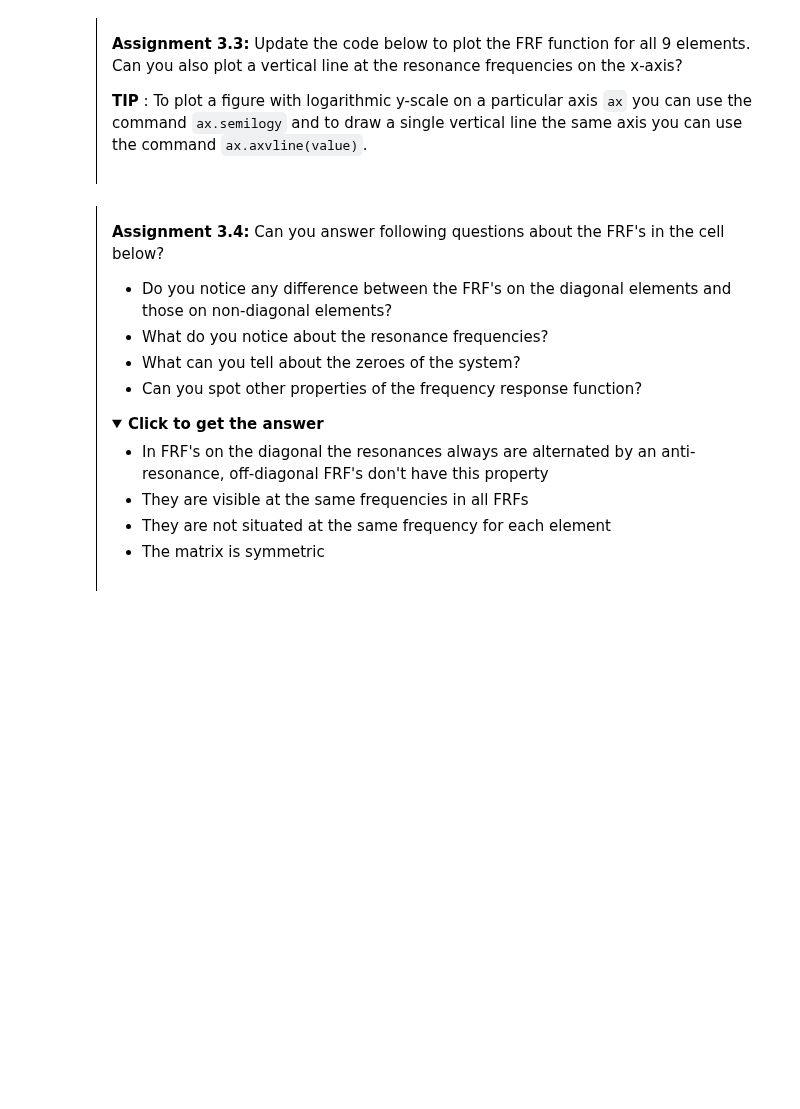
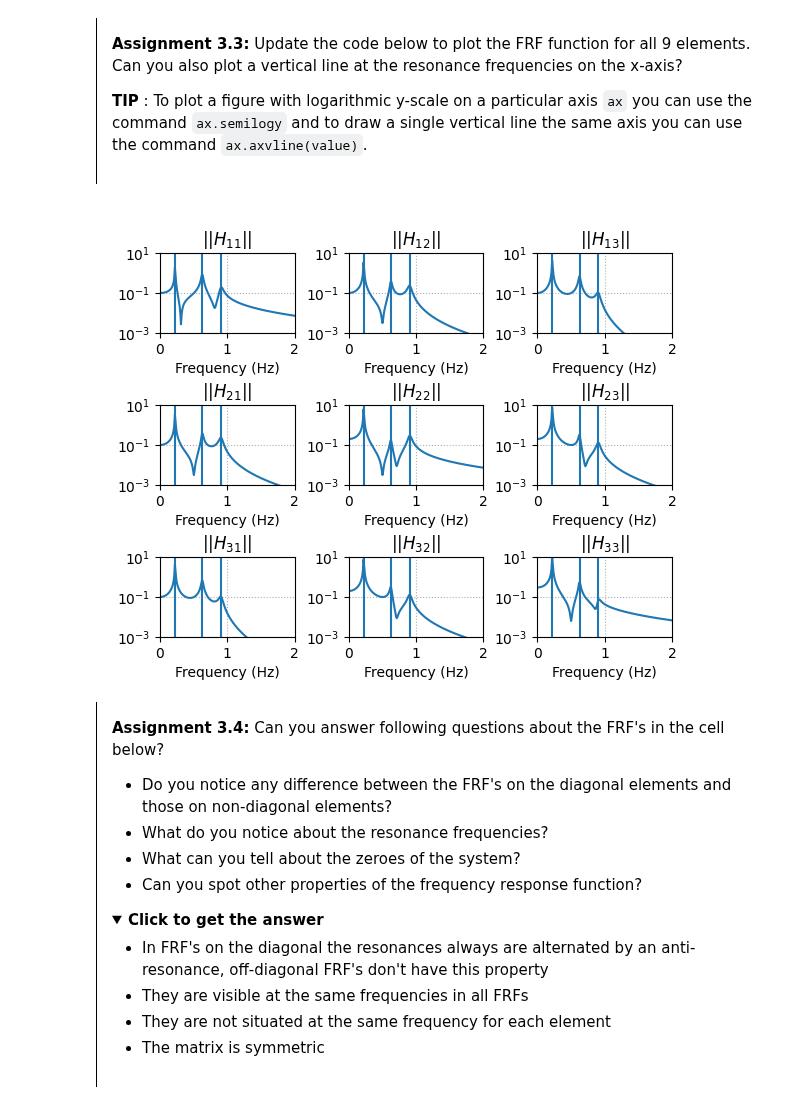
Before and after one commit to AmeliePiette09/MV2627_Exercises, a Jupyter notebook: Session3_MDOF/session3.ipynb, the cells around one changed output. Drawn from its saved outputs; the diff is of its cells as text; code cells hidden in the pictures; folded sections open; blank space fills up the shorter version.

```diff
--- a/Session3_MDOF/session3.ipynb
+++ b/Session3_MDOF/session3.ipynb
@@ -445,26 +442,39 @@ As discussed previously the FRF is in fact a 3 by 3 matrix for a three dimension
 # %%
 f = np.linspace(0,2,200)
 n_dof = np.shape(M)[0]
 
 fig, axes = plt.subplots(n_dof,n_dof)
 
 for i in range(n_dof):
     for j in range(n_dof):
-        # V---!ADD THE NECESSARY CODE HERE!---V
-        # YOUR CODE HERE
-        raise NotImplementedError()
+        H_element = frequency_response_function(M, C, K, f, i, j)
+        axes[i, j].semilogy(f,np.abs(H_element))
+        lamb, psi = calc_eigenvalues_eigenvectors(M, K)
+        M_modal = project_matrix(M, psi)
+        K_modal = project_matrix(K, psi)
+        mu = np.diagonal(M_modal)
+        mu_omega_2 = np.diagonal(K_modal)
+        omega_2 = mu_omega_2 / mu
+        omega = np.sqrt(omega_2)
+        f_modal = omega/(2*np.pi)
+        for f_el in f_modal:
+          axes[i, j].axvline(f_el)
+
+
         axes[i,j].set_title(f'$||H_{{{i+1}{j+1}}}||$')
         axes[i,j].set_xlabel('Frequency (Hz)')
         axes[i,j].grid(which='both', linestyle=':')
         axes[i,j].set_ylim([1e-3,1e1])
         axes[i,j].set_xlim([0, max(f)])
 
 plt.subplots_adjust(left=0.1,
                     bottom=0.1,
                     right=0.9,
                     top=0.9,
                     wspace=0.4,
                     hspace=0.9)
+# %% [output]
+[figure, added]
 # %% [markdown]
 <div style="border-left: 1px solid black; padding: 1em; margin: 1em 0;">
 
```
Also changed, not shown: parts of 7 cells of this notebook.
